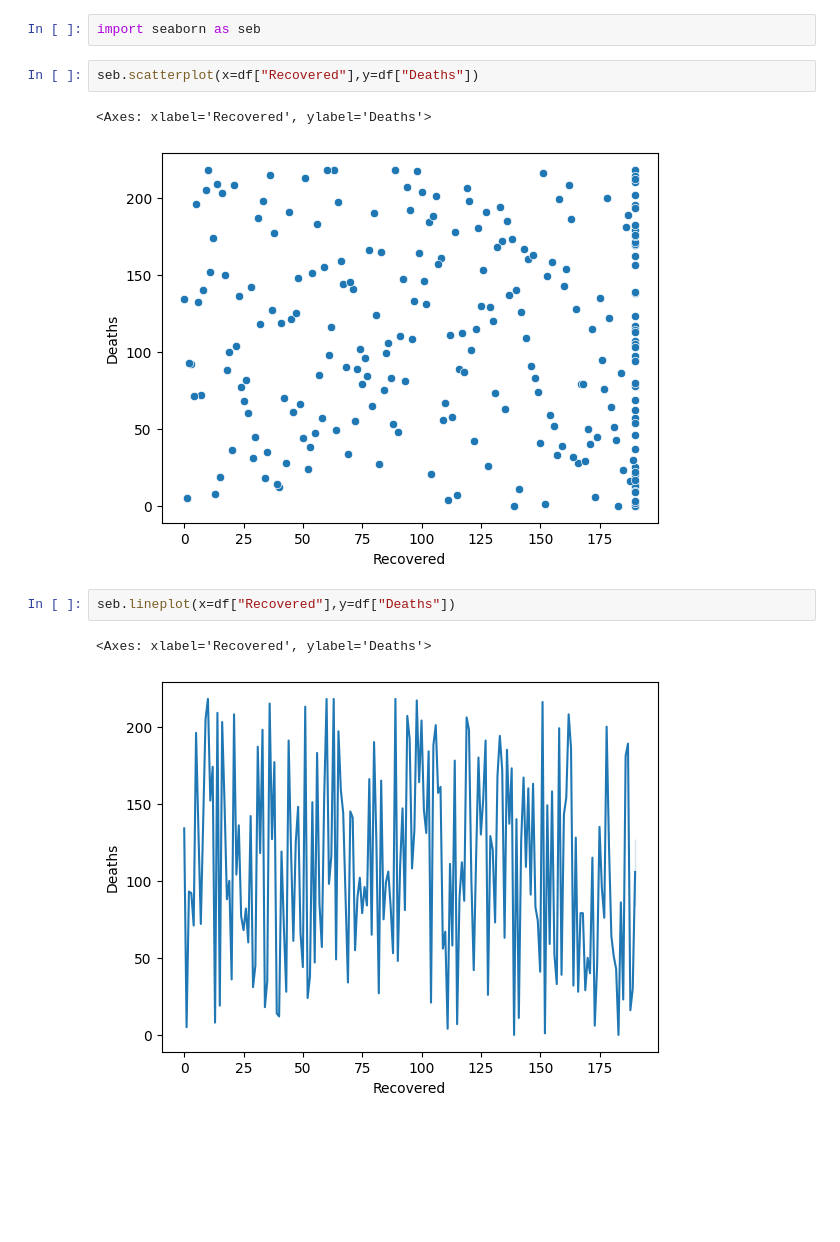
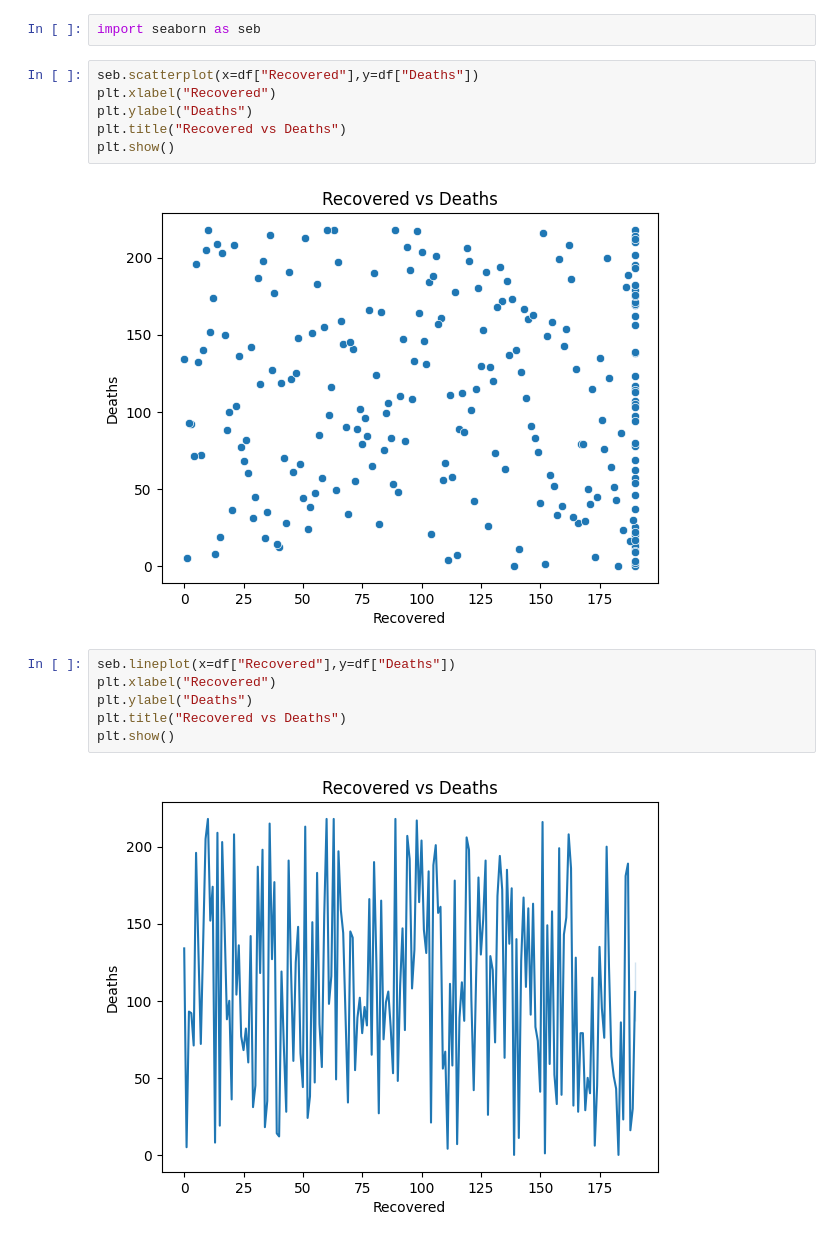
Before and after one commit to ZohaAsghar/House-price-prediction, a Jupyter notebook: covid_.ipynb, the cells around one changed output. Cells and saved outputs as stored; diff of their text form; blank space fills up the shorter version.

```diff
--- a/covid_.ipynb
+++ b/covid_.ipynb
@@ -426,13 +427,19 @@ plt.hexbin(df["Deaths"], df["Recovered"])
 import seaborn as seb
 # %%
 seb.scatterplot(x=df["Recovered"],y=df["Deaths"])
+plt.xlabel("Recovered")
+plt.ylabel("Deaths")
+plt.title("Recovered vs Deaths")
+plt.show()
 # %% [output]
-<Axes: xlabel='Recovered', ylabel='Deaths'>
-[figure, old version]
+[figure, new version]
 # %%
 seb.lineplot(x=df["Recovered"],y=df["Deaths"])
+plt.xlabel("Recovered")
+plt.ylabel("Deaths")
+plt.title("Recovered vs Deaths")
+plt.show()
 # %% [output]
-<Axes: xlabel='Recovered', ylabel='Deaths'>
-[figure, old version]
+[figure, new version]
 # %%
 seb.barplot(x=df["Recovered"],y=df["Deaths"])
```
Also changed, not shown: parts of 30 cells of this notebook.
